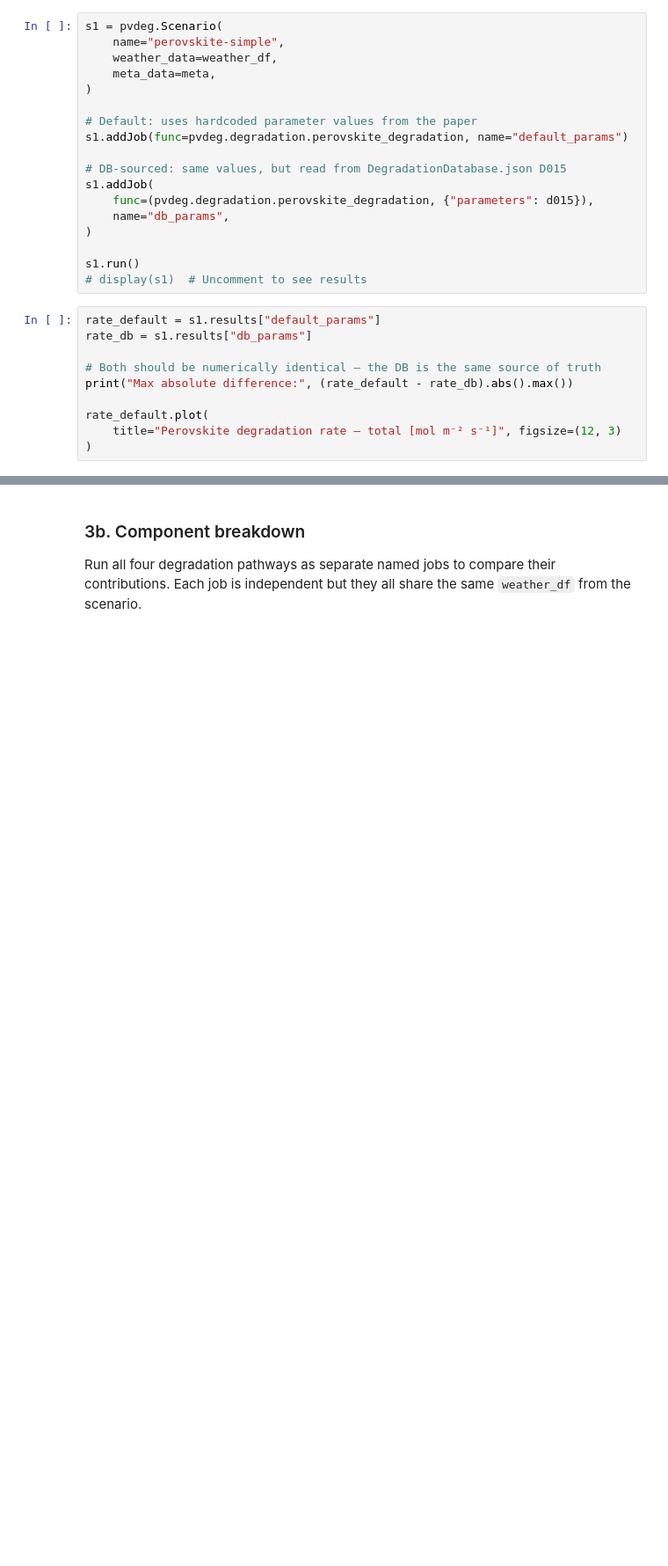
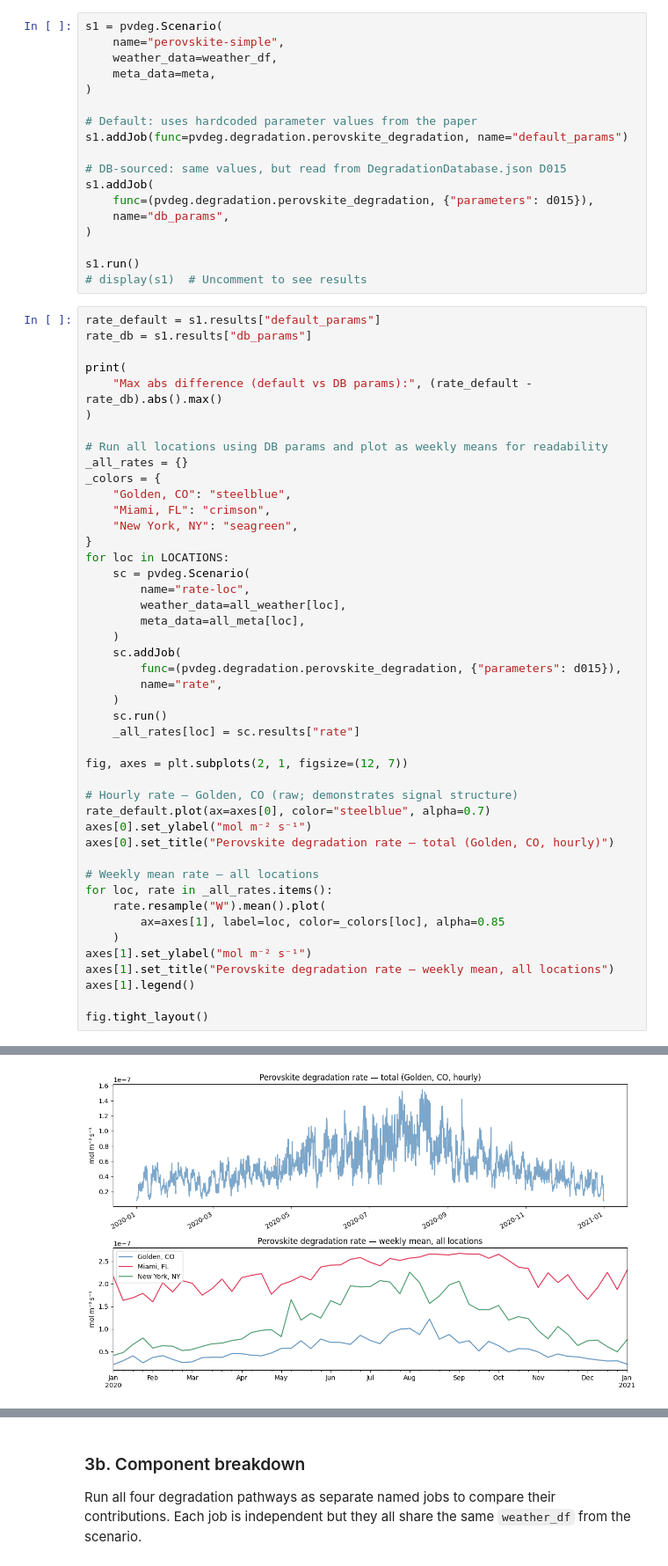
Before and after one commit to NatLabRockies/PVDegradationTools, a Jupyter notebook: tutorials/04_scenario/05_scenario_perovskite_sequential.ipynb, the cells around one changed output, grey strips where cells are left out. Shown at 88% size. Cells and saved outputs as stored; diff of their text form; blank space fills up the shorter version.

```diff
--- a/tutorials/04_scenario/05_scenario_perovskite_sequential.ipynb
+++ b/tutorials/04_scenario/05_scenario_perovskite_sequential.ipynb
@@ -74,9 +94,45 @@ s1.run()
 rate_default = s1.results["default_params"]
 rate_db = s1.results["db_params"]
 
-# Both should be numerically identical — the DB is the same source of truth
-print("Max absolute difference:", (rate_default - rate_db).abs().max())
+print(
+    "Max abs difference (default vs DB params):", (rate_default - rate_db).abs().max()
+)
 
-rate_default.plot(
-    title="Perovskite degradation rate — total [mol m⁻² s⁻¹]", figsize=(12, 3)
-)
+# Run all locations using DB params and plot as weekly means for readability
+_all_rates = {}
+_colors = {
+    "Golden, CO": "steelblue",
+    "Miami, FL": "crimson",
+    "New York, NY": "seagreen",
+}
+for loc in LOCATIONS:
+    sc = pvdeg.Scenario(
+        name="rate-loc",
+        weather_data=all_weather[loc],
+        meta_data=all_meta[loc],
+    )
+    sc.addJob(
+        func=(pvdeg.degradation.perovskite_degradation, {"parameters": d015}),
+        name="rate",
+    )
+    sc.run()
+    _all_rates[loc] = sc.results["rate"]
+
+fig, axes = plt.subplots(2, 1, figsize=(12, 7))
+
+# Hourly rate — Golden, CO (raw; demonstrates signal structure)
+rate_default.plot(ax=axes[0], color="steelblue", alpha=0.7)
+axes[0].set_ylabel("mol m⁻² s⁻¹")
+axes[0].set_title("Perovskite degradation rate — total (Golden, CO, hourly)")
+
+# Weekly mean rate — all locations
+for loc, rate in _all_rates.items():
+    rate.resample("W").mean().plot(
+        ax=axes[1], label=loc, color=_colors[loc], alpha=0.85
+    )
+axes[1].set_ylabel("mol m⁻² s⁻¹")
+axes[1].set_title("Perovskite degradation rate — weekly mean, all locations")
+axes[1].legend()
+
+fig.tight_layout()
+# %% [output]
@@ -83,3 +140,4 @@ rate_default.plot(
+[figure, added]
 # %% [markdown]
 ---
 ## 3. Sequential analysis — degradation rate as a downstream job
```
Also changed, not shown: parts of 6 cells of this notebook, 1 other file.
